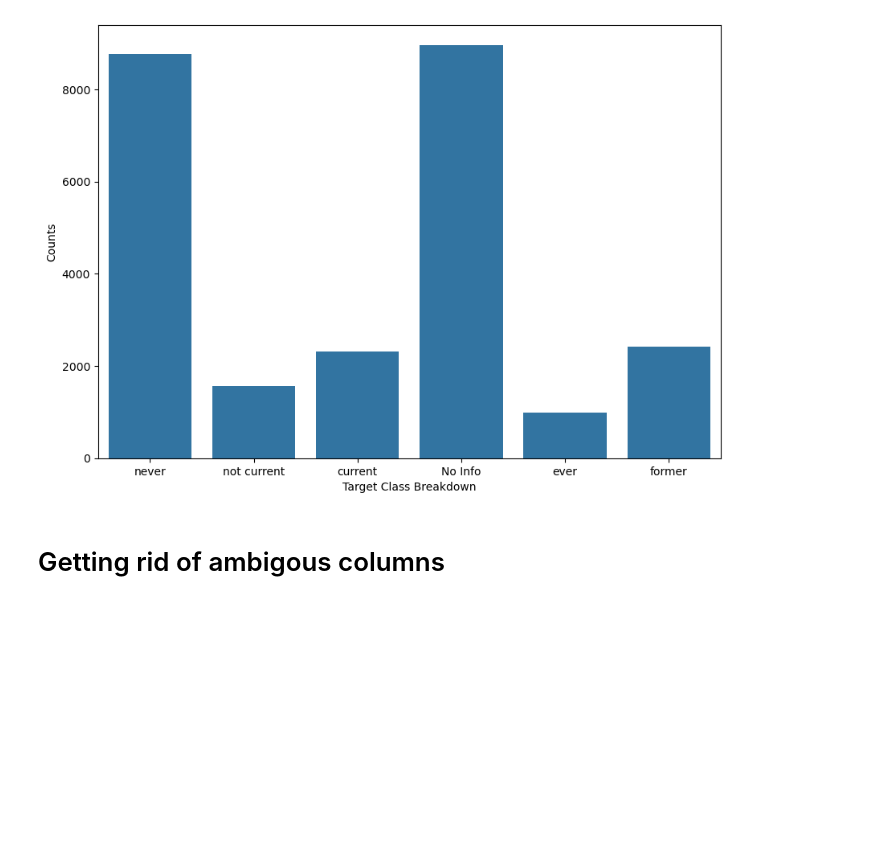
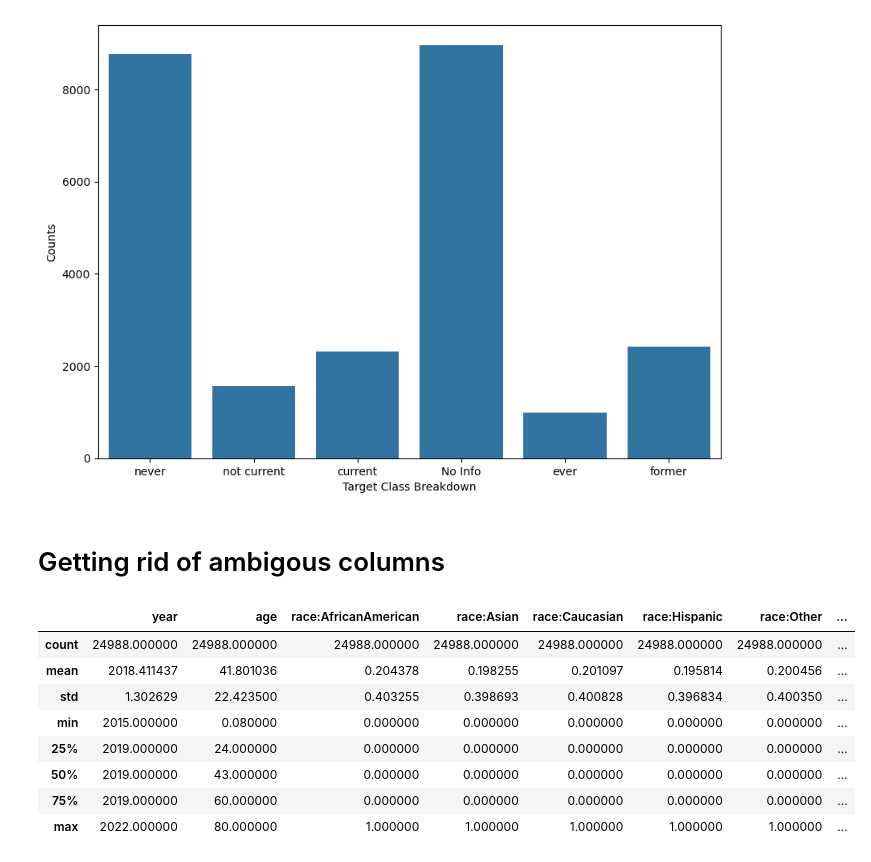
Before and after one commit to MaukanMir/Diabetes-Classification-, a Jupyter notebook: training.ipynb, the cells around one changed output. Saved outputs shown, nothing was run; the diff lists cells and outputs as text; code cells hidden in the pictures; blank space fills up the shorter version.

```diff
--- a/training.ipynb
+++ b/training.ipynb
@@ -129,3 +144,15 @@ for col in columns_to_check:
 # Getting rid of ambigous columns
 # %%
 df = df[df["gender"] !="Other"]
+# %%
+df.describe()
+# %% [output]
+|  | year | age | race:AfricanAmerican | race:Asian | race:Caucasian | race:Hispanic | race:Other | ... |
+| count | 24988.000000 | 24988.000000 | 24988.000000 | 24988.000000 | 24988.000000 | 24988.000000 | 24988.000000 | ... |
+| mean | 2018.411437 | 41.801036 | 0.204378 | 0.198255 | 0.201097 | 0.195814 | 0.200456 | ... |
+| std | 1.302629 | 22.423500 | 0.403255 | 0.398693 | 0.400828 | 0.396834 | 0.400350 | ... |
+| min | 2015.000000 | 0.080000 | 0.000000 | 0.000000 | 0.000000 | 0.000000 | 0.000000 | ... |
+| 25% | 2019.000000 | 24.000000 | 0.000000 | 0.000000 | 0.000000 | 0.000000 | 0.000000 | ... |
+| 50% | 2019.000000 | 43.000000 | 0.000000 | 0.000000 | 0.000000 | 0.000000 | 0.000000 | ... |
+| 75% | 2019.000000 | 60.000000 | 0.000000 | 0.000000 | 0.000000 | 0.000000 | 0.000000 | ... |
+| max | 2022.000000 | 80.000000 | 1.000000 | 1.000000 | 1.000000 | 1.000000 | 1.000000 | ... |
```
Also changed, not shown: parts of 7 cells of this notebook.
